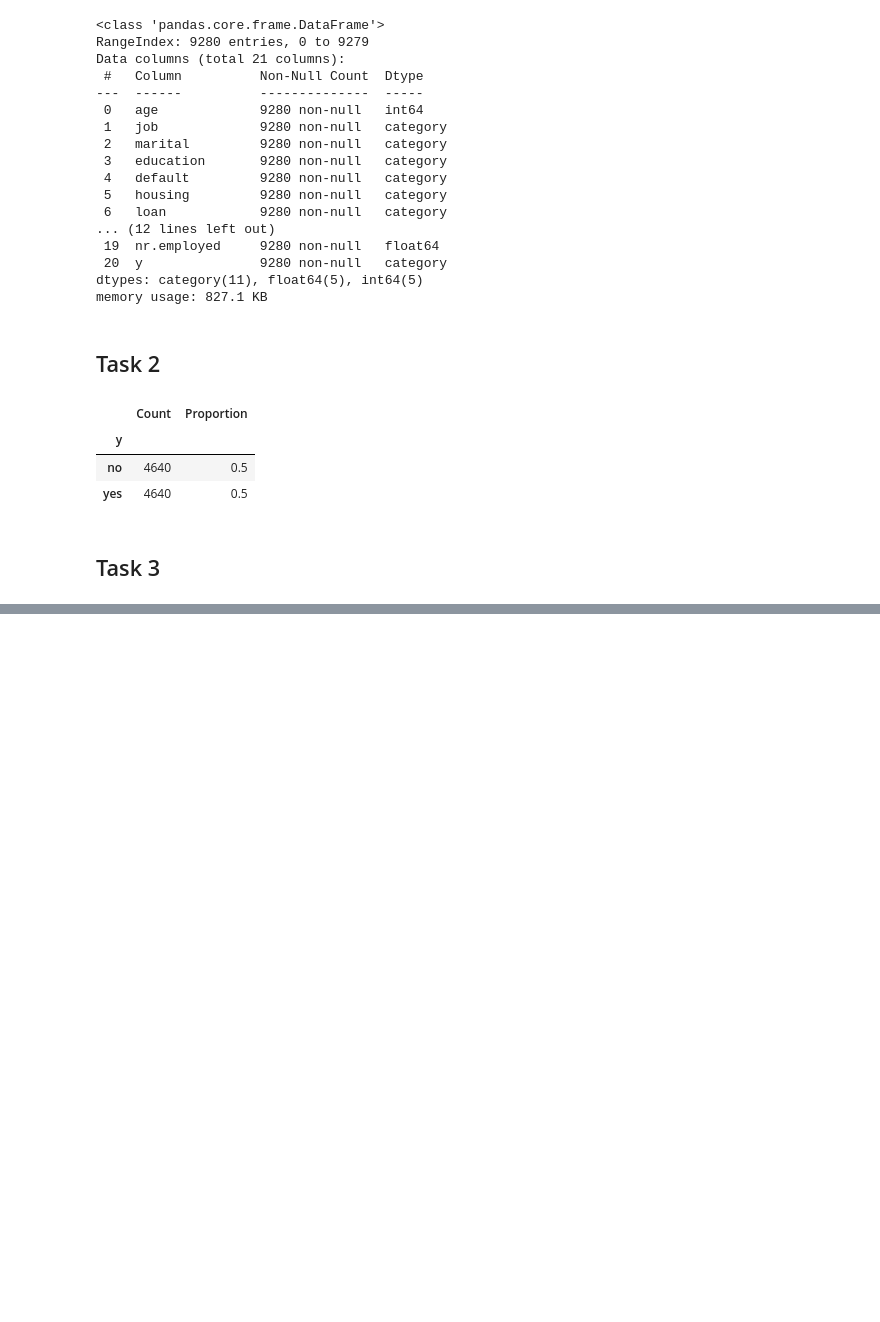
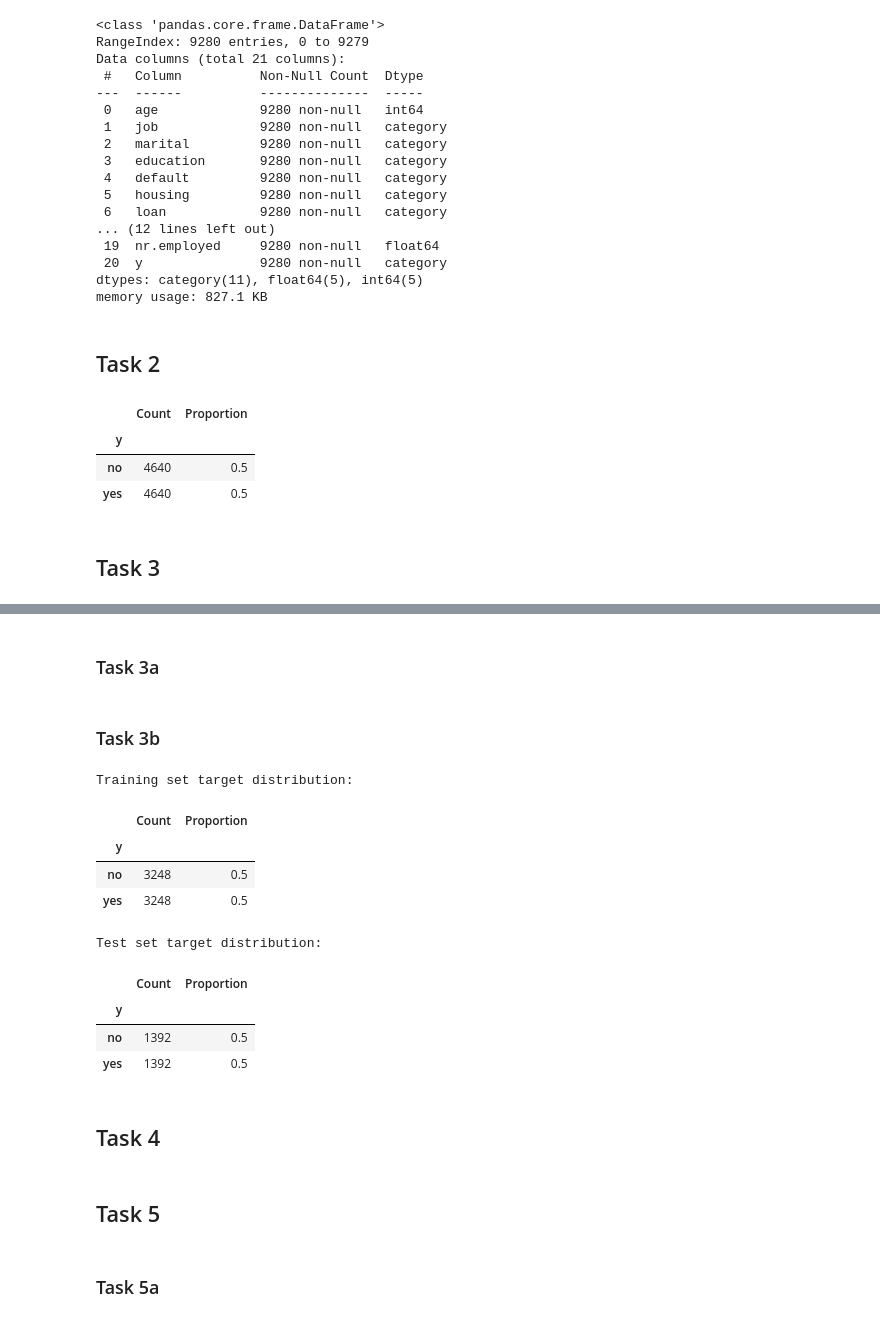
Before and after one commit to owen-simon/IS-6482-data-mining, a Jupyter notebook: Week 3/A2_Simon_Owen.ipynb, the cells around one changed output, grey strips where cells are left out. Saved outputs shown, nothing was run; the diff lists cells and outputs as text; code cells hidden in the pictures; blank space fills up the shorter version.

```diff
--- a/Week 3/A2_Simon_Owen.ipynb
+++ b/Week 3/A2_Simon_Owen.ipynb
@@ -134,0 +119,48 @@ Encoded X shape: (9280, 61)
+# %% [markdown]
+### Task 3a
+# %%
+# Partition data
+X_train, X_test, y_train, y_test = train_test_split(
+    X_encoded,
+    y,
+    test_size=0.30,
+    random_state=RANDOM_STATE,
+    stratify=y
+)
+# %% [markdown]
+### Task 3b
+# %%
+# Training set summary
+train_summary = (
+    y_train
+    .value_counts()
+    .to_frame(name="Count")
+)
+train_summary["Proportion"] = train_summary["Count"] / train_summary["Count"].sum()
+
+# Test set summary
+test_summary = (
+    y_test
+    .value_counts()
+    .to_frame(name="Count")
+)
+test_summary["Proportion"] = test_summary["Count"] / test_summary["Count"].sum()
+
+print("Training set target distribution:")
+display(train_summary)
+
+print("\nTest set target distribution:")
+display(test_summary)
+# %% [output]
+Training set target distribution:
+|  | Count | Proportion |
+| y |  |  |
+| no | 3248 | 0.5 |
+| yes | 3248 | 0.5 |
+Test set target distribution:
+|  | Count | Proportion |
+| y |  |  |
+| no | 1392 | 0.5 |
+| yes | 1392 | 0.5 |
+# %% [markdown]
+## Task 4
@@ -134,0 +180,4 @@ Encoded X shape: (9280, 61)
+# %% [markdown]
+## Task 5
+# %% [markdown]
+### Task 5a
```
Also changed, not shown: parts of 10 cells of this notebook.
